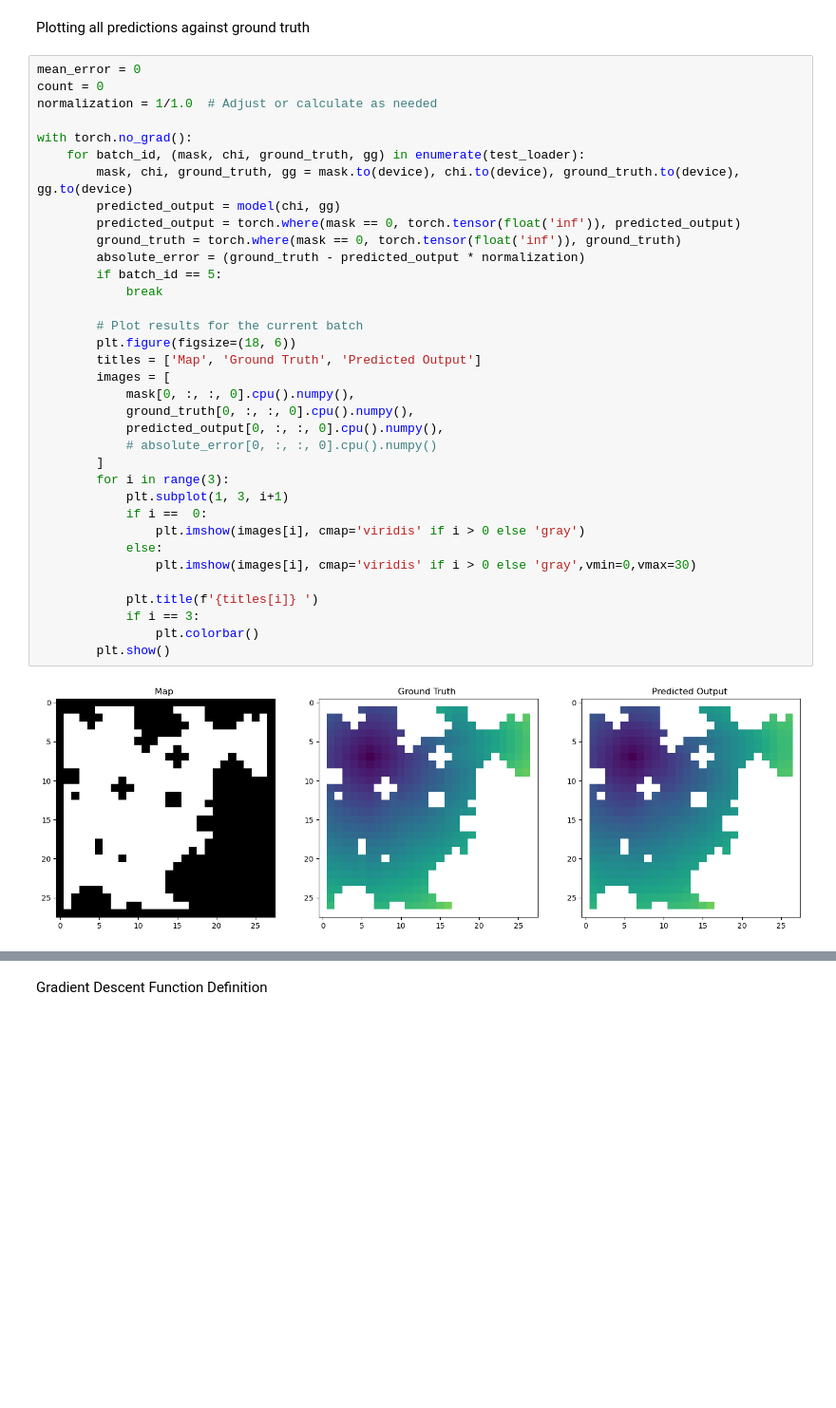
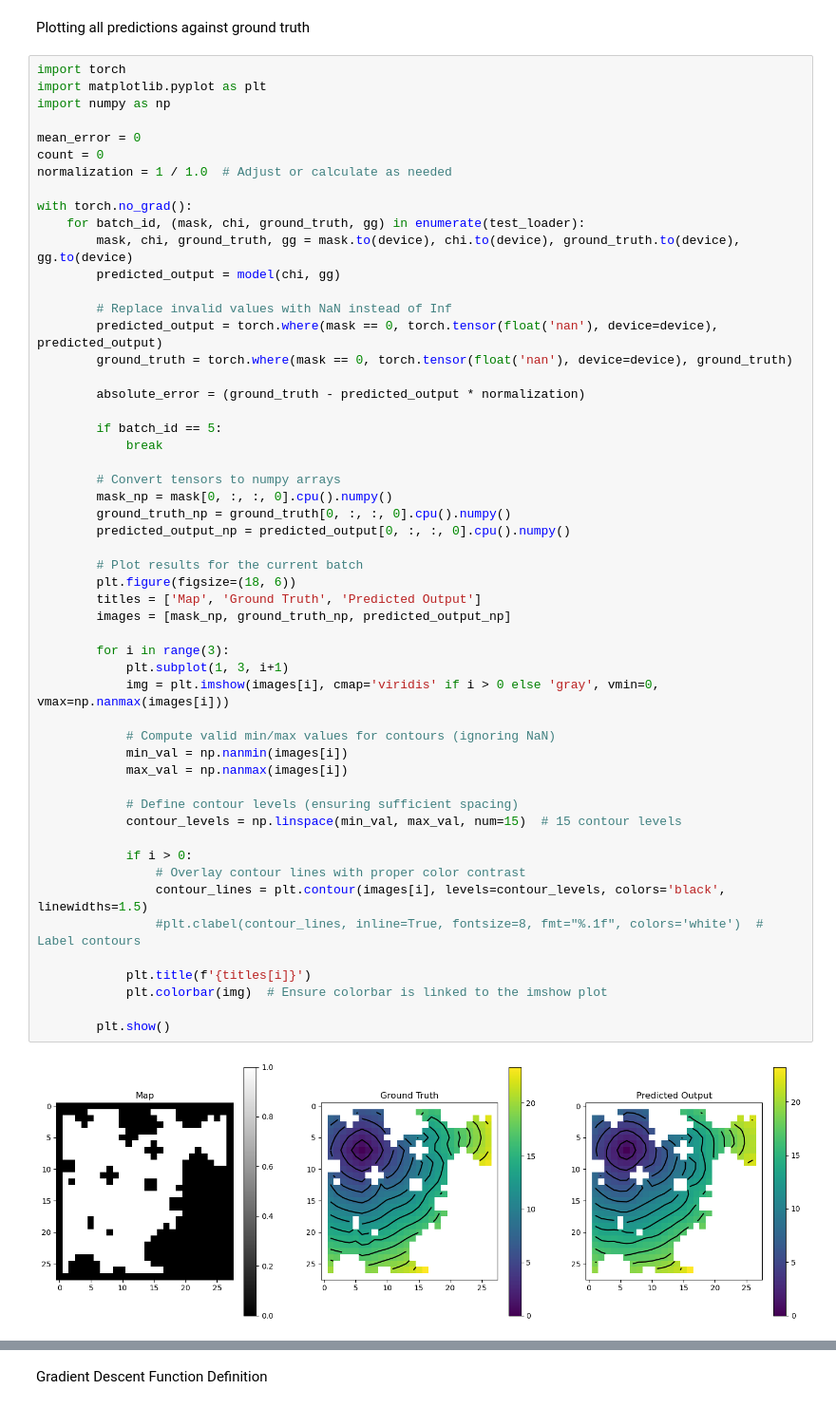
Before and after one commit to sharath-matada/Planning_Operator, a Jupyter notebook: 2D_Experiments/small_maps/PlanningOperatorTest_LearningComparisions_28X28.ipynb, the cells around one changed output, grey strips where cells are left out. Shown at 95% size. Cells and saved outputs as stored; diff of their text form; blank space fills up the shorter version.

```diff
--- a/2D_Experiments/small_maps/PlanningOperatorTest_LearningComparisions_28X28.ipynb
+++ b/2D_Experiments/small_maps/PlanningOperatorTest_LearningComparisions_28X28.ipynb
@@ -198,39 +198,57 @@ Test Error: 0.045669458289444444
 # %% [markdown]
 Plotting all predictions against ground truth
 # %%
+import torch
+import matplotlib.pyplot as plt
+import numpy as np
+
 mean_error = 0
 count = 0
-normalization = 1/1.0  # Adjust or calculate as needed
+normalization = 1 / 1.0  # Adjust or calculate as needed
 
 with torch.no_grad():
     for batch_id, (mask, chi, ground_truth, gg) in enumerate(test_loader):
         mask, chi, ground_truth, gg = mask.to(device), chi.to(device), ground_truth.to(device), gg.to(device)
         predicted_output = model(chi, gg)
-        predicted_output = torch.where(mask == 0, torch.tensor(float('inf')), predicted_output)
-        ground_truth = torch.where(mask == 0, torch.tensor(float('inf')), ground_truth)
+
+        # Replace invalid values with NaN instead of Inf
+        predicted_output = torch.where(mask == 0, torch.tensor(float('nan'), device=device), predicted_output)
+        ground_truth = torch.where(mask == 0, torch.tensor(float('nan'), device=device), ground_truth)
+
         absolute_error = (ground_truth - predicted_output * normalization)
+
         if batch_id == 5:
             break
+
+        # Convert tensors to numpy arrays
+        mask_np = mask[0, :, :, 0].cpu().numpy()
+        ground_truth_np = ground_truth[0, :, :, 0].cpu().numpy()
+        predicted_output_np = predicted_output[0, :, :, 0].cpu().numpy()
 
         # Plot results for the current batch
         plt.figure(figsize=(18, 6))
         titles = ['Map', 'Ground Truth', 'Predicted Output']
-        images = [
-            mask[0, :, :, 0].cpu().numpy(),
-            ground_truth[0, :, :, 0].cpu().numpy(),
-            predicted_output[0, :, :, 0].cpu().numpy(),
-            # absolute_error[0, :, :, 0].cpu().numpy()
-        ]
+        images = [mask_np, ground_truth_np, predicted_output_np]
+
         for i in range(3):
             plt.subplot(1, 3, i+1)
-            if i ==  0:
-                plt.imshow(images[i], cmap='viridis' if i > 0 else 'gray')
-            else:
-                plt.imshow(images[i], cmap='viridis' if i > 0 else 'gray',vmin=0,vmax=30)
+            img = plt.imshow(images[i], cmap='viridis' if i > 0 else 'gray', vmin=0, vmax=np.nanmax(images[i]))
 
-            plt.title(f'{titles[i]} ')
-            if i == 3:
-                plt.colorbar()
+            # Compute valid min/max values for contours (ignoring NaN)
+            min_val = np.nanmin(images[i])
+            max_val = np.nanmax(images[i])
+
+            # Define contour levels (ensuring sufficient spacing)
+            contour_levels = np.linspace(min_val, max_val, num=15)  # 15 contour levels
+
+            if i > 0:
+                # Overlay contour lines with proper color contrast
+                contour_lines = plt.contour(images[i], levels=contour_levels, colors='black', linewidths=1.5)
+                #plt.clabel(contour_lines, inline=True, fontsize=8, fmt="%.1f", colors='white')  # Label contours
+
+            plt.title(f'{titles[i]}')
+            plt.colorbar(img)  # Ensure colorbar is linked to the imshow plot
+
         plt.show()
 # %% [output]
-[figure, old version]
+[figure, new version]
```
Also changed, not shown: parts of 2 cells of this notebook, 4 other files.
